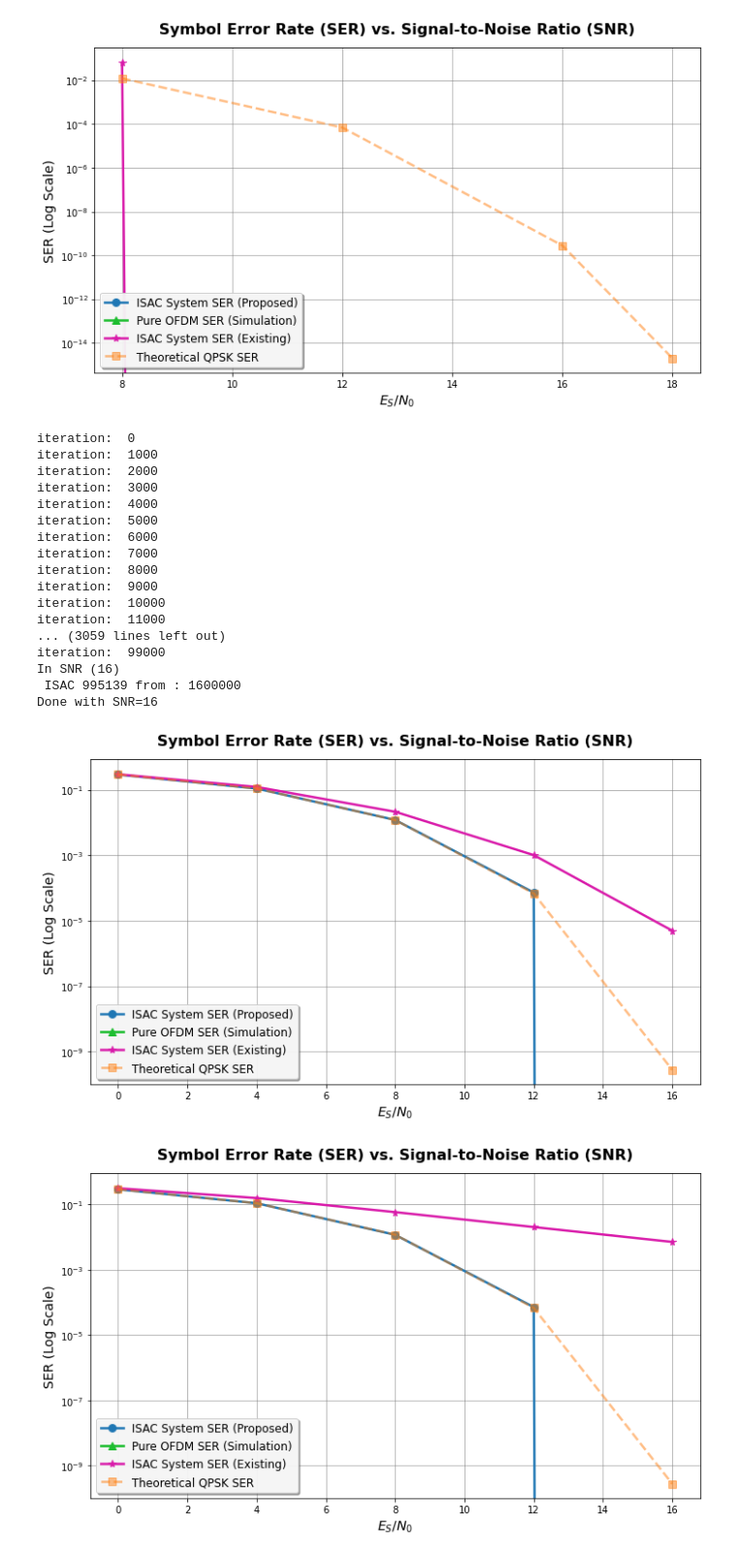
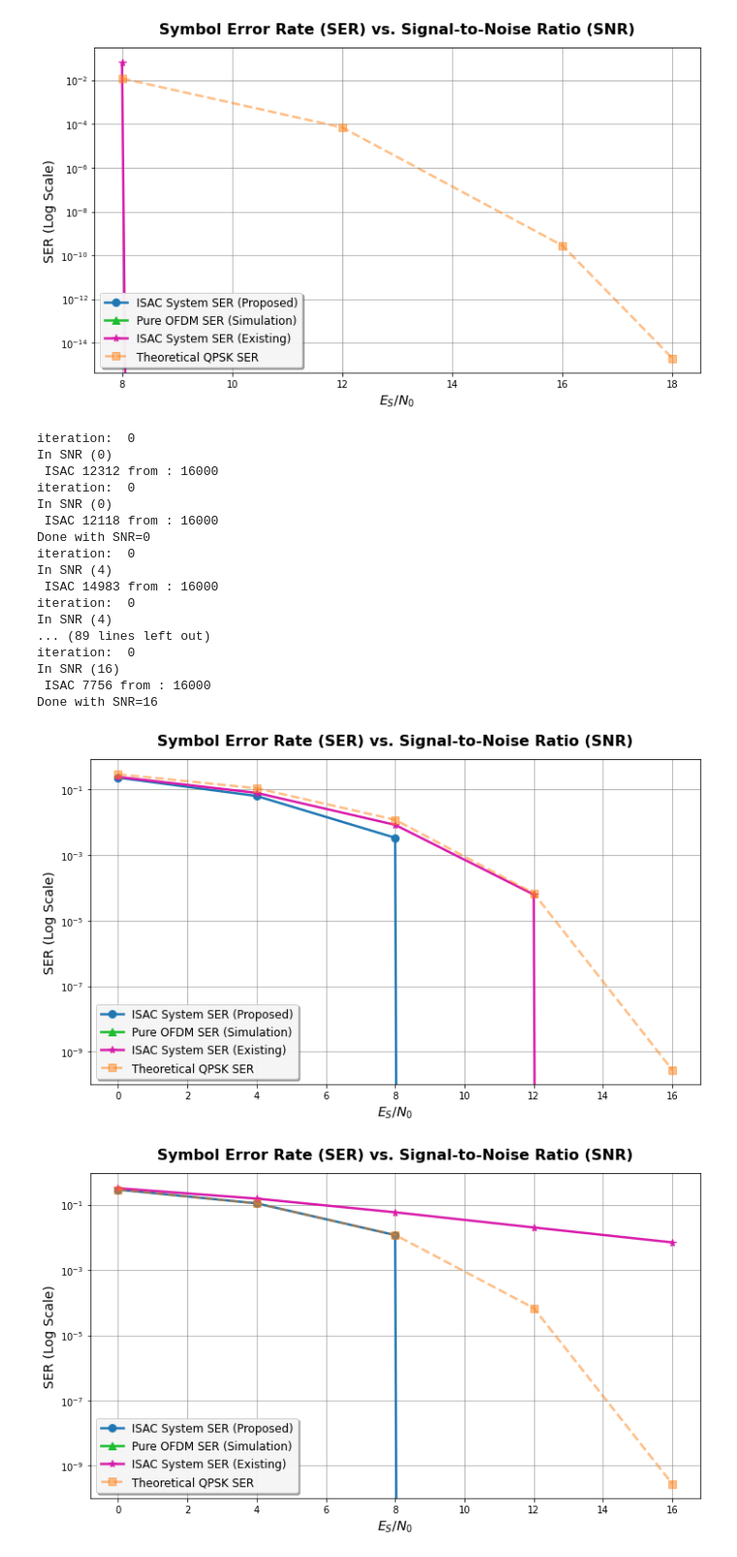
Before and after one commit to OriNik100/Spec_Null, a Jupyter notebook: ofdm_creation.ipynb, the cells around one changed output. Shown at 97% size. Cells and saved outputs as stored; diff of their text form; code cells hidden in the pictures.

```diff
--- a/ofdm_creation.ipynb
+++ b/ofdm_creation.ipynb
@@ -340,7 +340,7 @@ Done with SNR=18
 [np.float64(0.0), np.float64(0.0), np.float64(0.0), np.float64(0.0)]
 [figure]
 # %%
-def SER_Comp(sensing_signal, SNR_val , iteration_count, num_subcarriers, t=t , T=T):
+def SER_Comp(sensing_signal, SNR_val , iteration_count, num_subcarriers, alpha, t=t , T=T):
 
     equal_num_isac = 0
     data_sent = 0
@@ -393,7 +393,7 @@ SER_OFDM = [[0 for x in range(W)] for y in range(H)]
 SER_VOURAS = [[0 for x in range(W)] for y in range(H)]
 SER_QAM = [[0 for x in range(W)] for y in range(H)]
 
-iteration = 1e5
+iteration = 1e3
 
 for i, a in enumerate(StC_ratio):
 
@@ -427,46 +427,46 @@ for k in range(H):
     plt.semilogy(SNR, SER_ISAC[k],
                  marker='o', linestyle='-', color='#1f77b4', linewidth=2.5, markersize=8,
                  label='ISAC System SER (Proposed)')
     # Only OFDM
     plt.semilogy(SNR, SER_OFDM[k],
                  marker='^', linestyle='-', color="#1ebe30", linewidth=2.5, markersize=8,
                  label='Pure OFDM SER (Simulation)')
 
     plt.semilogy(SNR, SER_VOURAS[k],
                  marker='*', linestyle='-', color="#d91baa", linewidth=2.5, markersize=8,
                  label='ISAC System SER (Existing)')
 
     # Theory (QPSK)
     plt.semilogy(SNR, SER_QAM[k],
                  marker='s', linestyle='--', color='#ff7f0e', linewidth=2.5, markersize=8, alpha=0.5,
                  label='Theoretical QPSK SER')
 
     plt.title('Symbol Error Rate (SER) vs. Signal-to-Noise Ratio (SNR)', fontsize=16, fontweight='bold', pad=15)
     plt.xlabel(r'$E_S$/$N_0$', fontsize=14)
     plt.ylabel('SER (Log Scale)', fontsize=14)
     plt.grid(True, which='major', linestyle='-', linewidth=0.8, color='gray', alpha=0.7)
     plt.grid(True, which='minor', linestyle='--', linewidth=0.5, color='lightgray', alpha=0.7)
     plt.legend(fontsize=12, loc='lower left', framealpha=0.9, shadow=True)
     plt.tight_layout()
 
 plt.show()
 # %% [output]
 iteration:  0
-iteration:  1000
-iteration:  2000
-iteration:  3000
-iteration:  4000
-iteration:  5000
-iteration:  6000
-iteration:  7000
-iteration:  8000
-iteration:  9000
-iteration:  10000
-iteration:  11000
-... (3059 lines left out)
-iteration:  99000
+In SNR (0)
+ ISAC 12312 from : 16000
+iteration:  0
+In SNR (0)
+ ISAC 12118 from : 16000
+Done with SNR=0
+iteration:  0
+In SNR (4)
+ ISAC 14983 from : 16000
+iteration:  0
+In SNR (4)
+... (89 lines left out)
+iteration:  0
 In SNR (16)
- ISAC 995139 from : 1600000
+ ISAC 7756 from : 16000
 Done with SNR=16
-[figure, old version]
+[figure, new version]
-[figure, old version]
+[figure, new version]
```
Also changed, not shown: parts of 2 cells of this notebook.
